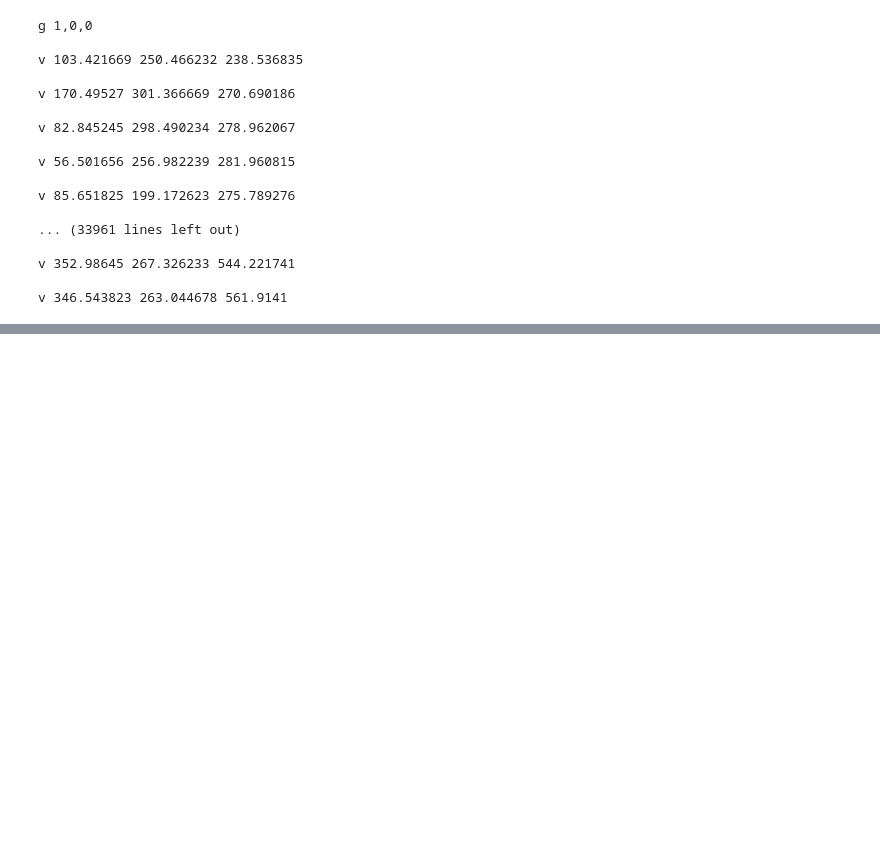
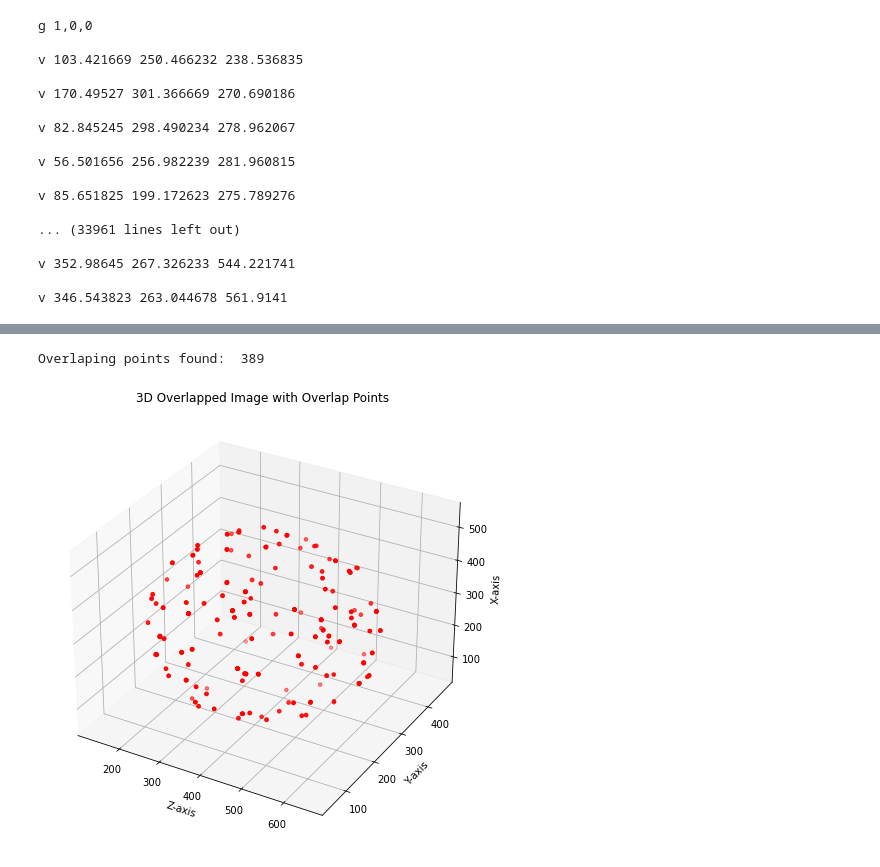
Before and after one commit to guijoe/rmg, a Jupyter notebook: rmg.ipynb, the cells around one changed output, grey strips where cells are left out. Cells and saved outputs as stored; diff of their text form; code cells hidden in the pictures; blank space fills up the shorter version.

```diff
--- a/rmg.ipynb
+++ b/rmg.ipynb
@@ -757,0 +754,24 @@ KeyboardInterrupt:
+# %%
+# Find points where three or more regions overlap
+overlap_points = np.where(overlap_image >=4)
+#overlap_points = np.where(network_mask >= 1)
+print("Overlaping points found: ", len(overlap_points[0]))
+
+#overlap_points_matrix = np.zeros((overlap_points.shape[0],overlap_points.shape[0]))
+
+# Visualize the results in 3D
+fig = plt.figure(figsize=(8, 8))
+ax = fig.add_subplot(111, projection='3d')
+
+#ax.voxels(overlap_image, facecolors='b', edgecolors='k', alpha=0.5)  # Visualize the overlapped structure
+ax.scatter(overlap_points[2], overlap_points[1], overlap_points[0], c='r', marker='.', s=50)  # Plot overlap points
+
+ax.set_xlabel('Z-axis')
+ax.set_ylabel('Y-axis')
+ax.set_zlabel('X-axis')
+ax.set_title('3D Overlapped Image with Overlap Points')
+
+plt.show()
+# %% [output]
+Overlaping points found:  389
+[figure, added]
```
Also changed, not shown: parts of 7 cells of this notebook, 12 other files.
